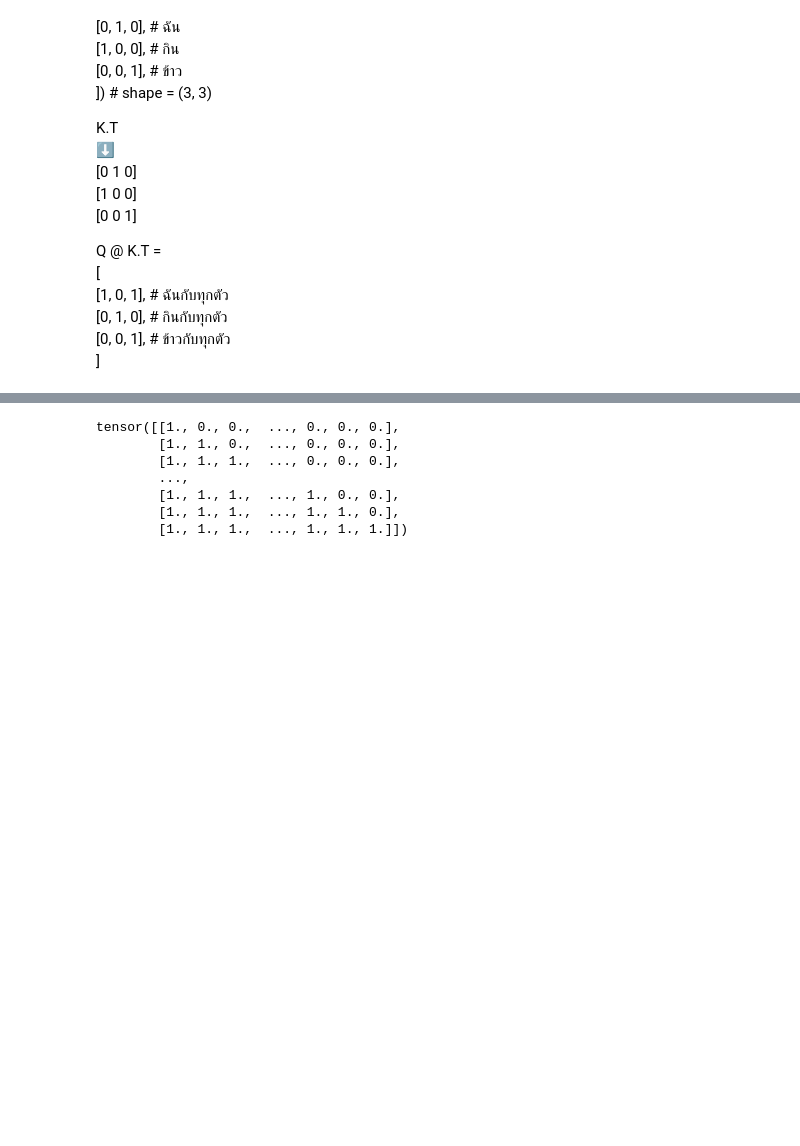
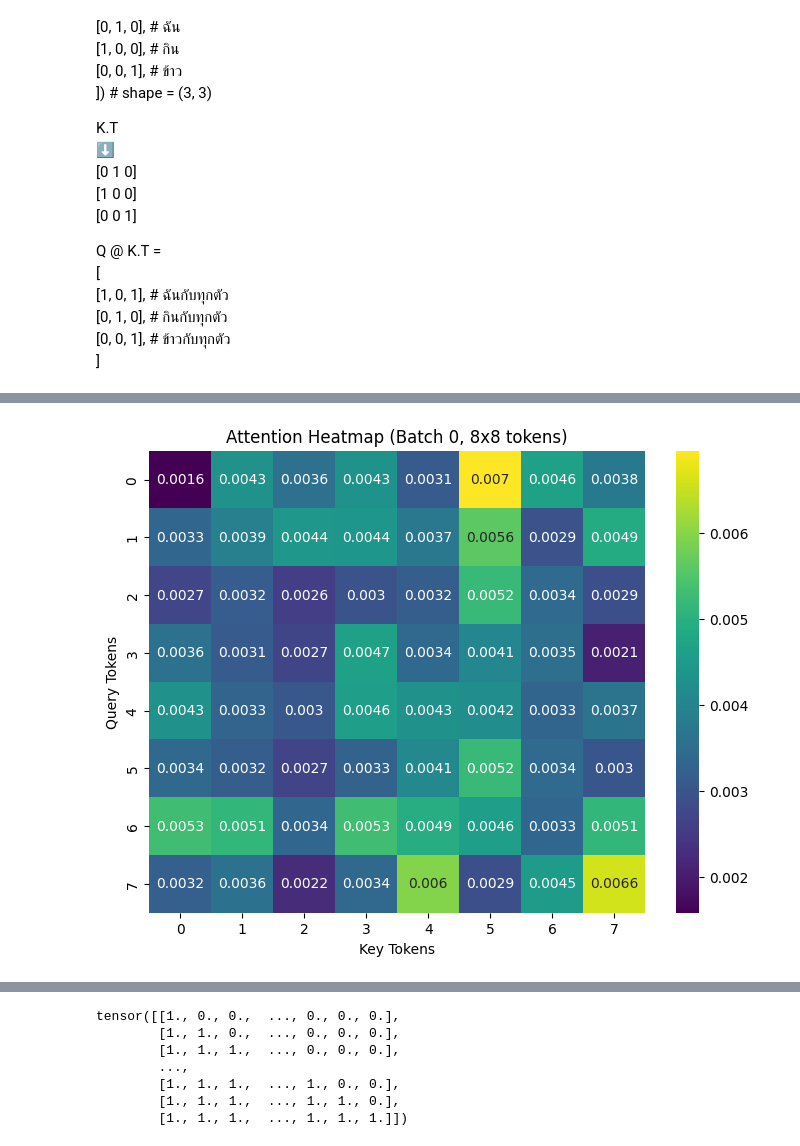
Before and after one commit to Nantakxrn007/NLP_learn, a Jupyter notebook: transformer/transformer.ipynb, the cells around one changed output, grey strips where cells are left out. Cells and saved outputs as stored; diff of their text form; code cells hidden in the pictures; blank space fills up the shorter version.

```diff
--- a/transformer/transformer.ipynb
+++ b/transformer/transformer.ipynb
@@ -271 +290,11 @@ torch.Size([16, 256, 256])
+# %%
+
+plt.figure(figsize=(8,6))
+sns.heatmap(F.softmax(wei, dim=-1)[0][:8, :8].detach().cpu().numpy(), annot=True, cmap='viridis')  # annot=True แสดงตัวเลขบนช่อง
+plt.title('Attention Heatmap (Batch 0, 8x8 tokens)')
+plt.xlabel('Key Tokens')
+plt.ylabel('Query Tokens')
+plt.show()
+# %% [output]
+[figure, added]
 # %% [markdown]
```
Also changed, not shown: parts of 17 cells of this notebook, 1 other file.
